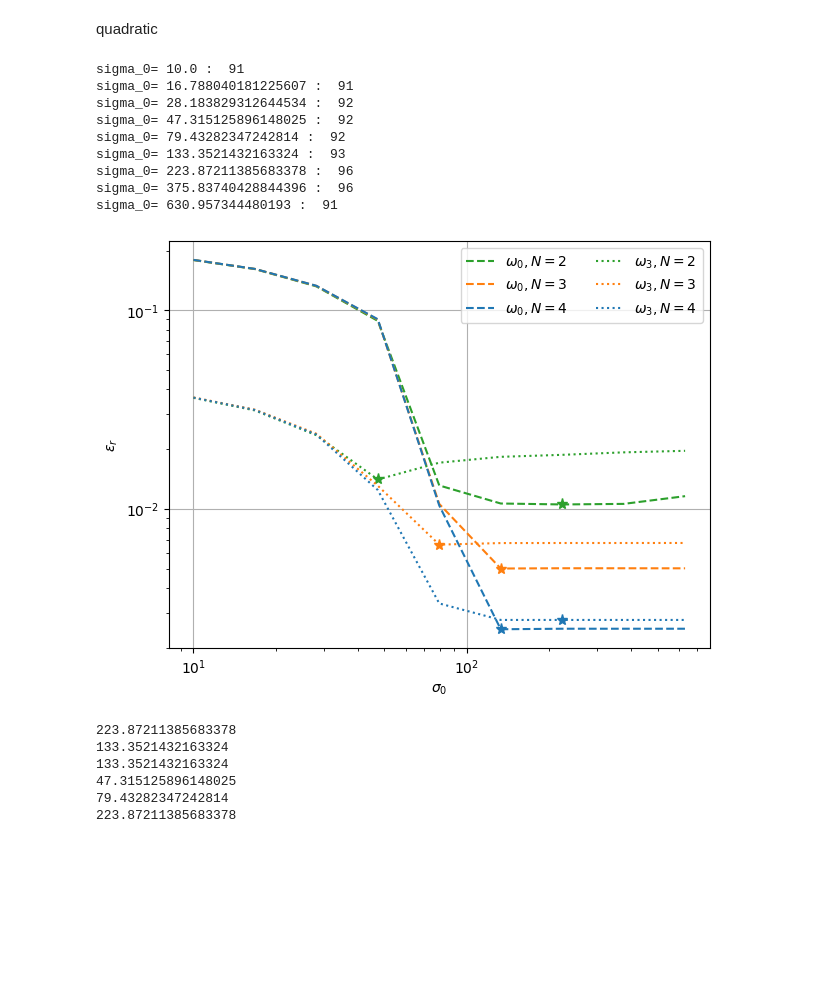
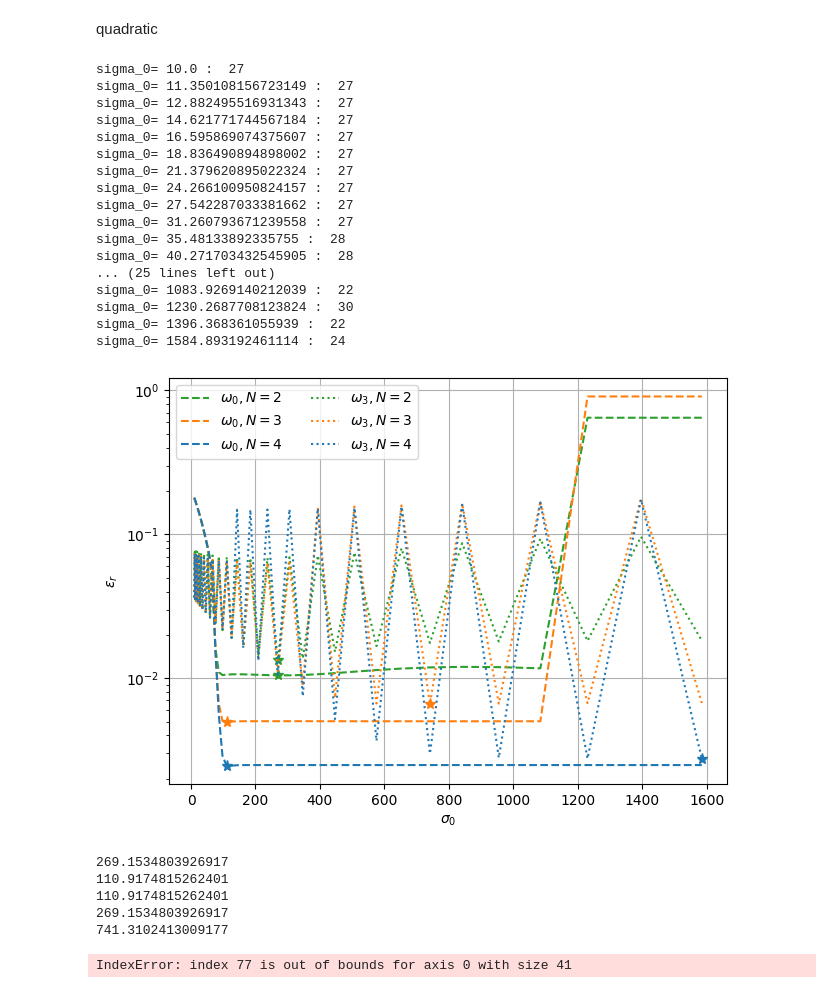
Before and after one commit to sararecondo/HPR-1D, a Jupyter notebook: 1D-Figure-06-b(quadratic)-pml-Lx-8.ipynb, the cells around one changed output. Saved outputs shown, nothing was run; the diff lists cells and outputs as text; code cells hidden in the pictures; blank space fills up the shorter version.

```diff
--- a/1D-Figure-06-b(quadratic)-pml-Lx-8.ipynb
+++ b/1D-Figure-06-b(quadratic)-pml-Lx-8.ipynb
@@ -56,7 +56,7 @@ pml_thickness = Lx/8
 # sigma_0 = 1 #0.484375
 
 # Solver configuration
-requested_eigenvalues_number = 50 # Number of eigenvalues to compute
+requested_eigenvalues_number = 20 # Number of eigenvalues to compute
 # %% [markdown]
 Solver configuration and computing
 # %%
@@ -238,7 +238,7 @@ quadratic
 # %%
 degree=[3,2]  # Polynomial degree for pressure and velocity
 # %%
-sigma_sweep_quadratic=np.logspace(1, 2.8, 9)
+sigma_sweep_quadratic=np.logspace(1, 3.2, 41)
 # %%
 exact_omega = [None] * 5
 for j in np.arange(1, 6, 1):
@@ -320,15 +320,23 @@ for i,sigma_0_quadratic in zip(range(len(sigma_sweep_quadratic)),sigma_sweep_qua
         approx_quadratic[i][j] = get_closest_eigenpair(solver_quadratic, exact_omega[j])[0]
 groups_quadratic = group_by_real_part(approx_quadratic)
 # %% [output]
-sigma_0= 10.0 :  91
-sigma_0= 16.788040181225607 :  91
-sigma_0= 28.183829312644534 :  92
-sigma_0= 47.315125896148025 :  92
-sigma_0= 79.43282347242814 :  92
-sigma_0= 133.3521432163324 :  93
-sigma_0= 223.87211385683378 :  96
-sigma_0= 375.83740428844396 :  96
-sigma_0= 630.957344480193 :  91
+sigma_0= 10.0 :  27
+sigma_0= 11.350108156723149 :  27
+sigma_0= 12.882495516931343 :  27
+sigma_0= 14.621771744567184 :  27
+sigma_0= 16.595869074375607 :  27
+sigma_0= 18.836490894898002 :  27
+sigma_0= 21.379620895022324 :  27
+sigma_0= 24.266100950824157 :  27
+sigma_0= 27.542287033381662 :  27
+sigma_0= 31.260793671239558 :  27
+sigma_0= 35.48133892335755 :  28
+sigma_0= 40.271703432545905 :  28
+... (25 lines left out)
+sigma_0= 1083.9269140212039 :  22
+sigma_0= 1230.2687708123824 :  30
+sigma_0= 1396.368361055939 :  22
+sigma_0= 1584.893192461114 :  24
 # %%
 rel_error_eig_0_quadratic_n_4=abs((groups_quadratic[0] - exact_omega[0])) / np.abs(exact_omega[0])
 rel_error_eig_1_quadratic_n_4=abs((groups_quadratic[3] - exact_omega[3])) / np.abs(exact_omega[3])
@@ -351,35 +359,35 @@ def safe_plot(x, y, *args, **kwargs):
     marker_color = kwargs.get("color", None)
     plt.plot(x[idx], y[idx], "*", color=marker_color, markersize=8)
 
 # N=2, eig 0
 safe_plot(sigma_sweep_quadratic, rel_error_eig_0_quadratic_n_2, color=colors[0], linestyle='--', label='$\\omega_0, N=2$')
 
 # N=3, eig 0
 safe_plot(sigma_sweep_quadratic, rel_error_eig_0_quadratic_n_3, color=colors[1], linestyle='--', label='$\\omega_0, N=3$')
 
 # N=4, eig 0
 safe_plot(sigma_sweep_quadratic, rel_error_eig_0_quadratic_n_4, color=colors[2], linestyle='--', label='$\\omega_0, N=4$')
 
 # N=2, eig 1
 safe_plot(sigma_sweep_quadratic, rel_error_eig_1_quadratic_n_2, color=colors[0], linestyle=':', label='$\\omega_3, N=2$')
 
 # N=3, eig 1
 safe_plot(sigma_sweep_quadratic, rel_error_eig_1_quadratic_n_3, color=colors[1], linestyle=':', label='$\\omega_3, N=3$')
 
 # N=4, eig 1
 safe_plot(sigma_sweep_quadratic, rel_error_eig_1_quadratic_n_4, color=colors[2], linestyle=':', label='$\\omega_3, N=4 $')
 
 plt.xlabel('$\\sigma_0$')
 plt.ylabel(r'$\epsilon_r$')
 plt.grid(True)
 plt.legend(ncol=2)
 plt.tight_layout()
-plt.xscale('log')
+# plt.xscale('log')
 plt.yscale('log')
 # plt.xlim([0, 1e3])
 plt.show()
 # %% [output]
-[figure, old version]
+[figure, new version]
 # %%
 print(sigma_sweep_quadratic[np.argmin(rel_error_eig_0_quadratic_n_2)])
 print(sigma_sweep_quadratic[np.argmin(rel_error_eig_0_quadratic_n_3)])
@@ -389,9 +397,9 @@ print(sigma_sweep_quadratic[np.argmin(rel_error_eig_1_quadratic_n_2)])
 print(sigma_sweep_quadratic[np.argmin(rel_error_eig_1_quadratic_n_3)])
 print(sigma_sweep_quadratic[np.argmin(rel_error_eig_1_quadratic_n_4)])
 # %% [output]
-223.87211385683378
-133.3521432163324
-133.3521432163324
-47.315125896148025
-79.43282347242814
-223.87211385683378
+269.1534803926917
+110.9174815262401
+110.9174815262401
+269.1534803926917
+741.3102413009177
+IndexError: index 77 is out of bounds for axis 0 with size 41
```
Also changed, not shown: 5 other files.
